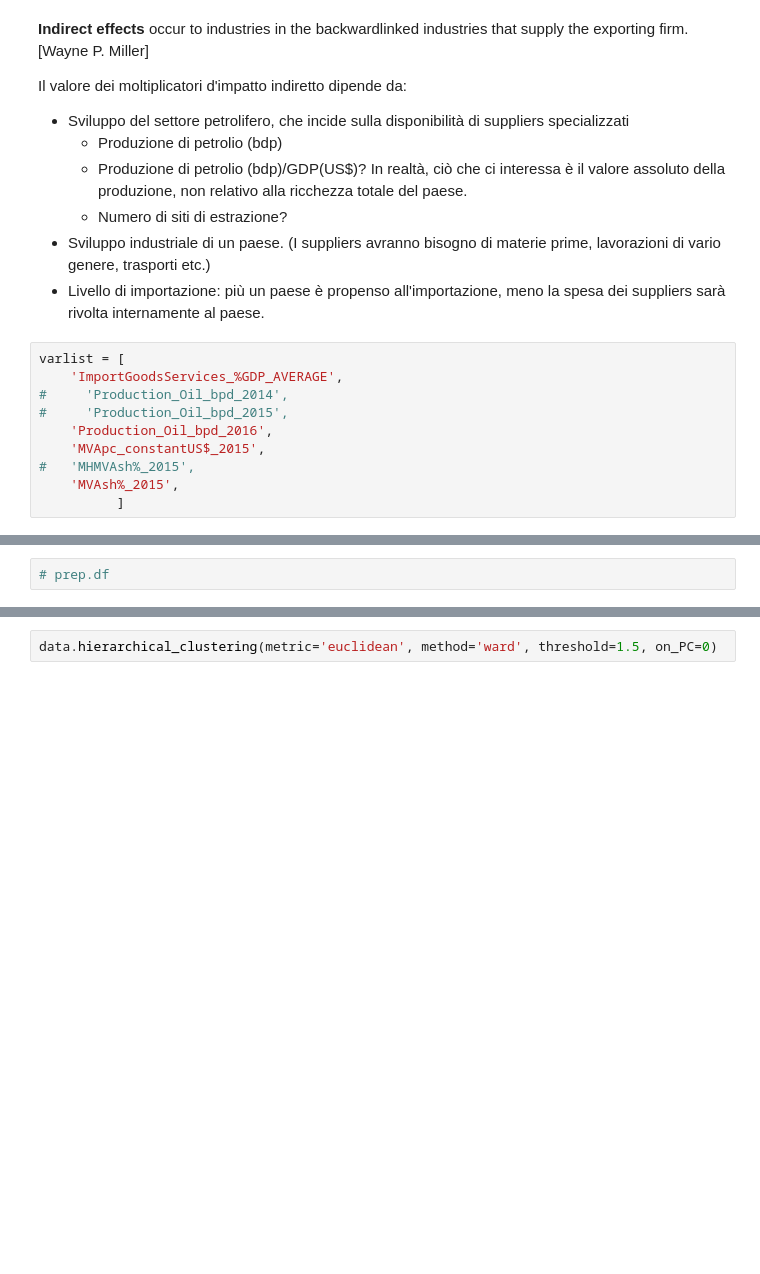
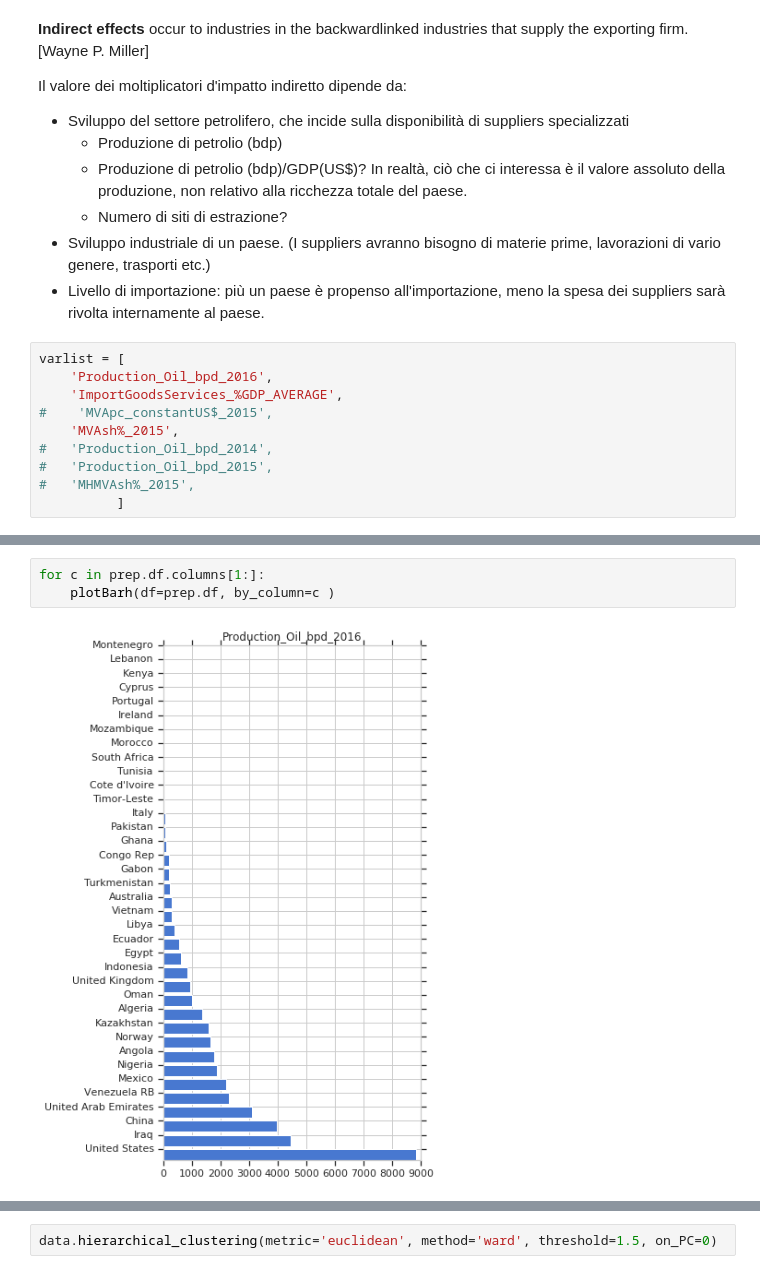
Before and after one commit to WolfLo/clustering-economies, a Jupyter notebook: petroleum.ipynb, the cells around one changed output, grey strips where cells are left out. Saved outputs shown, nothing was run; the diff lists cells and outputs as text; blank space fills up the shorter version.

```diff
--- a/petroleum.ipynb
+++ b/petroleum.ipynb
@@ -49,13 +48,13 @@ Il valore dei moltiplicatori d'impatto indiretto dipende da:
  - Livello di importazione: più un paese è propenso all'importazione, meno la spesa dei suppliers sarà rivolta internamente al paese.
 # %%
 varlist = [
+    'Production_Oil_bpd_2016',
     'ImportGoodsServices_%GDP_AVERAGE',
-#     'Production_Oil_bpd_2014',
-#     'Production_Oil_bpd_2015',
-    'Production_Oil_bpd_2016',
-    'MVApc_constantUS$_2015',
+#    'MVApc_constantUS$_2015',
+    'MVAsh%_2015',
+#   'Production_Oil_bpd_2014',
+#   'Production_Oil_bpd_2015',
 #   'MHMVAsh%_2015',
-    'MVAsh%_2015',
           ]
 # %%
 prep = Preprocessing('data/full_data.csv',
@@ -64,4 +63,7 @@ prep.export_csv('data/cleaned_data_petroleum.csv', impute=True)
 # %% [output]
 Imputing row 1/37 with 0 missing, elapsed time: 0.002
-# %%
-# prep.df
+# %%
+for c in prep.df.columns[1:]:
+    plotBarh(df=prep.df, by_column=c )
+# %% [output]
+[figure, added]
```
Also changed, not shown: parts of 9 cells of this notebook, 1 other file.
